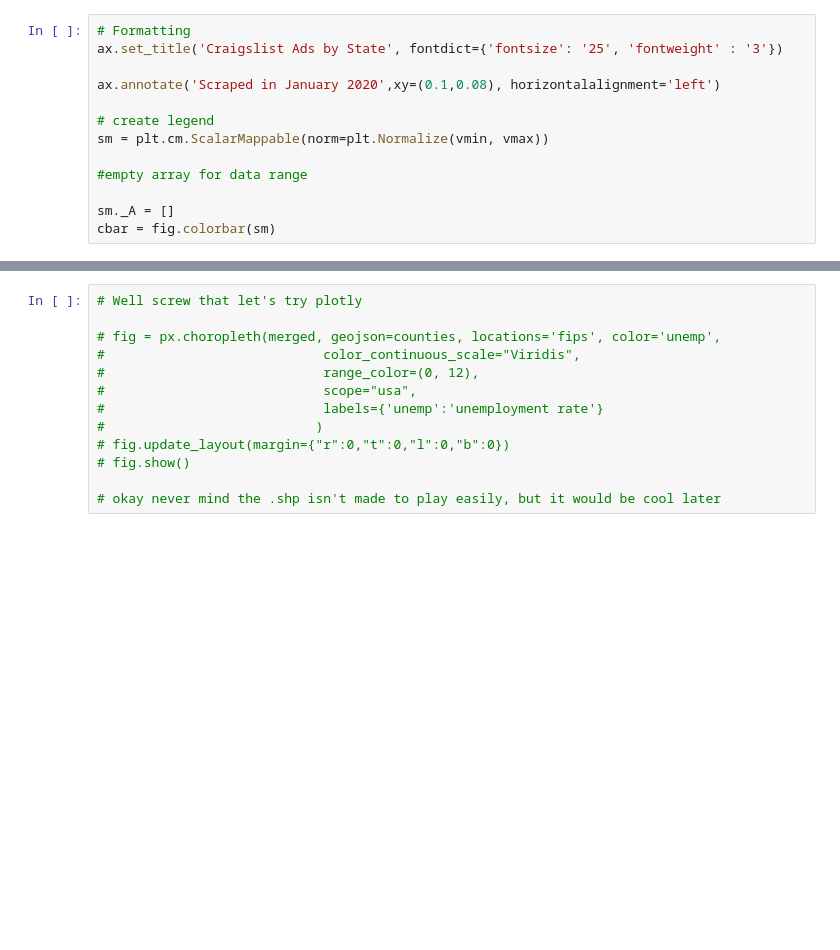
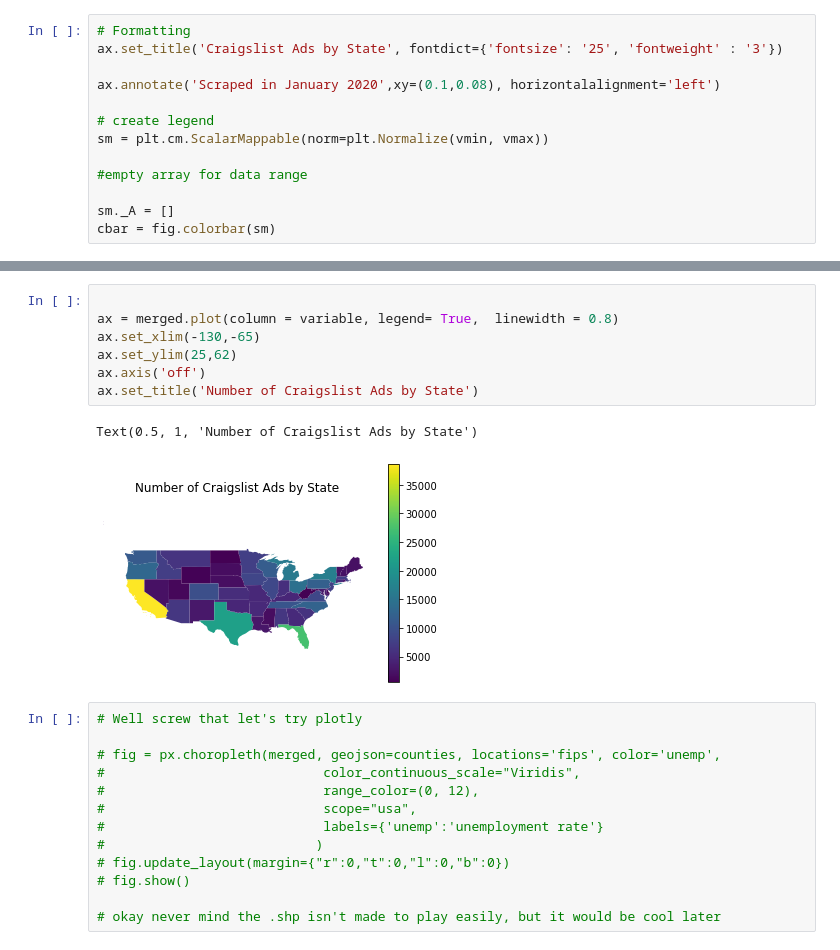
Before and after one commit to JonNData/used-car-predictor, a Jupyter notebook: notebooks/Used_car_build_Choropleth.ipynb, the cells around one changed output, grey strips where cells are left out. Saved outputs shown, nothing was run; the diff lists cells and outputs as text; blank space fills up the shorter version.

```diff
--- a/notebooks/Used_car_build_Choropleth.ipynb
+++ b/notebooks/Used_car_build_Choropleth.ipynb
@@ -256,3 +263,13 @@ merged.plot(column = variable, legend=True, linewidth = 0.8)
+# %%
+
+ax = merged.plot(column = variable, legend= True,  linewidth = 0.8)
+ax.set_xlim(-130,-65)
+ax.set_ylim(25,62)
+ax.axis('off')
+ax.set_title('Number of Craigslist Ads by State')
+# %% [output]
+Text(0.5, 1, 'Number of Craigslist Ads by State')
+[figure, added]
 # %%
 # Well screw that let's try plotly
 
```
Also changed, not shown: parts of 9 cells of this notebook, 1 other file.
